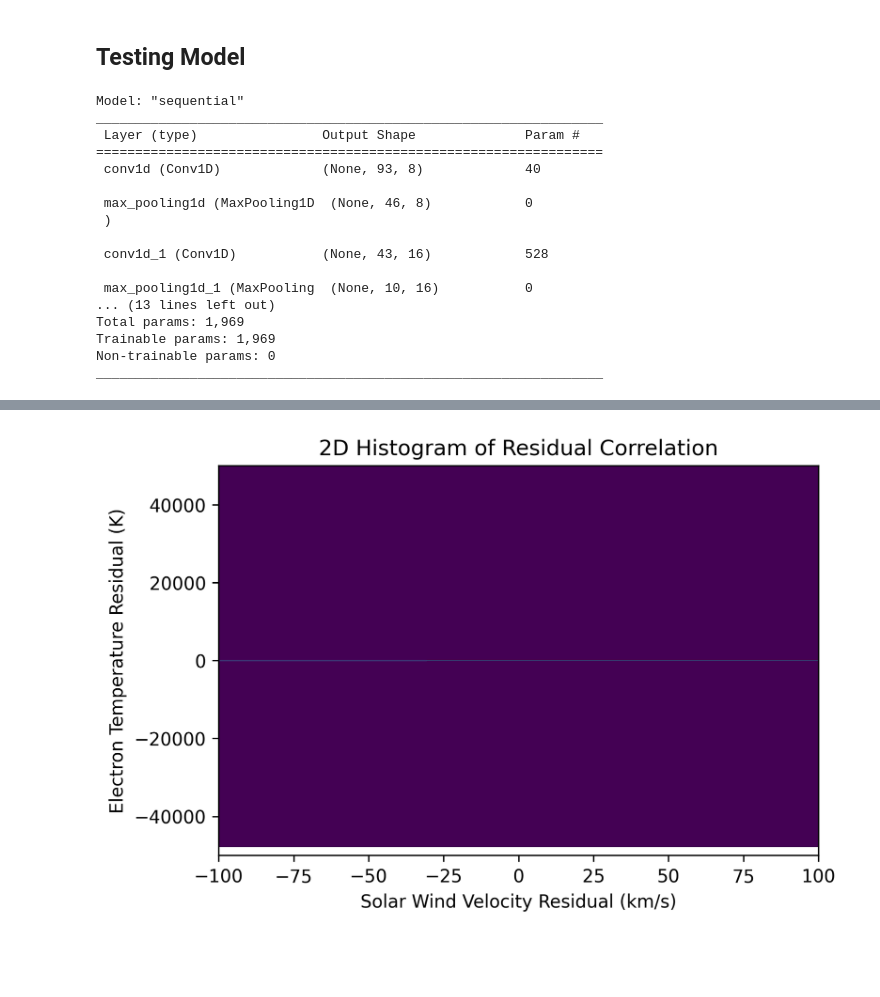
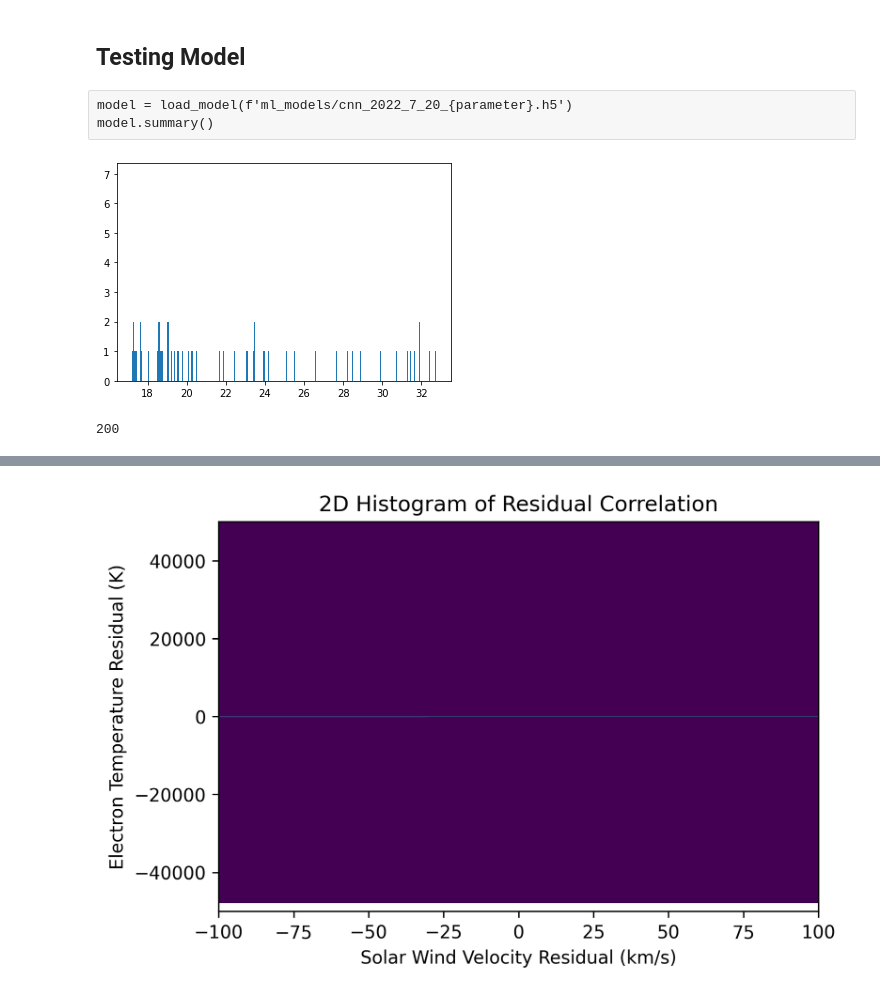
Before and after one commit to AyushmaanAggarwal/qtn-proj-ayu, a Jupyter notebook: cnn_wind.ipynb, the cells around one changed output, grey strips where cells are left out. Drawn from its saved outputs; the diff is of its cells as text; code cells hidden in the pictures; blank space fills up the shorter version.

```diff
--- a/cnn_wind.ipynb
+++ b/cnn_wind.ipynb
@@ -53,5 +57,5 @@ keras.utils.set_random_seed(5)
 # %%
-with open(f"data/pickle/datav2", 'rb') as file:
+with open(f"data/pickle/data_{parameter}", 'rb') as file:
     var = pickle.load(file=file)
     max_y            = var["max_y"]
     train_x_data     = var["train_x_data"][:]
@@ -72,11 +76,11 @@ with open(f"data/pickle/datav2", 'rb') as file:
         test_y_sorted_vsw = var["test_y_sorted_vsw"][:]
     freq             = var["freq"][:]
 
-# with open("data/synthetic_data_revised_v2", 'rb') as file:
-#     var = pickle.load(file)
-#     spectra = var["spectra"]
-#     params  = var["parameters"]
-#     tc = params["tc"]/115000
-#     fpe = np.array(params["fpe"])/50e3
-#     ne = params["ne"]/1e6
-#     vsw = params["vsw"]
+with open("data/synthetic_data_revised_v2", 'rb') as file:
+    var = pickle.load(file)
+    spectra = var["spectra"]
+    params  = var["parameters"]
+    tc = params["tc"]/115000
+    fpe = np.array(params["fpe"])/50e3
+    ne = params["ne"]/1e6
+    vsw = params["vsw"]
@@ -209,24 +256,17 @@ model.save(f'ml_models/cnn_{get_time_formated()}_{parameter}.h5')
 assert continue_after_training, "Stop After Trainning"
 # %% [markdown]
 ## Testing Model
-# %%
-model = load_model(f'ml_models/cnn_2022_7_20_{parameter}.h5')
-model.summary()
-# %% [output]
-Model: "sequential"
-_________________________________________________________________
- Layer (type)                Output Shape              Param #
-=================================================================
- conv1d (Conv1D)             (None, 93, 8)             40
-
- max_pooling1d (MaxPooling1D  (None, 46, 8)            0
- )
-
- conv1d_1 (Conv1D)           (None, 43, 16)            528
-
- max_pooling1d_1 (MaxPooling  (None, 10, 16)           0
-... (13 lines left out)
-Total params: 1,969
-Trainable params: 1,969
-Non-trainable params: 0
-_________________________________________________________________
+# %% [raw]
+model = load_model(f'ml_models/cnn_2022_7_20_{parameter}.h5')
+model.summary()
+# %%
+plt.hist(fpe*50, bins=1000)
+
+plt.show()
+# %% [output]
+[figure, added]
+# %%
+fbins = np.array([4000*1.0445**i for i in range(96)])
+len(spectra)
+# %% [output]
+200
```
Also changed, not shown: parts of 12 cells of this notebook, 10 other files.
